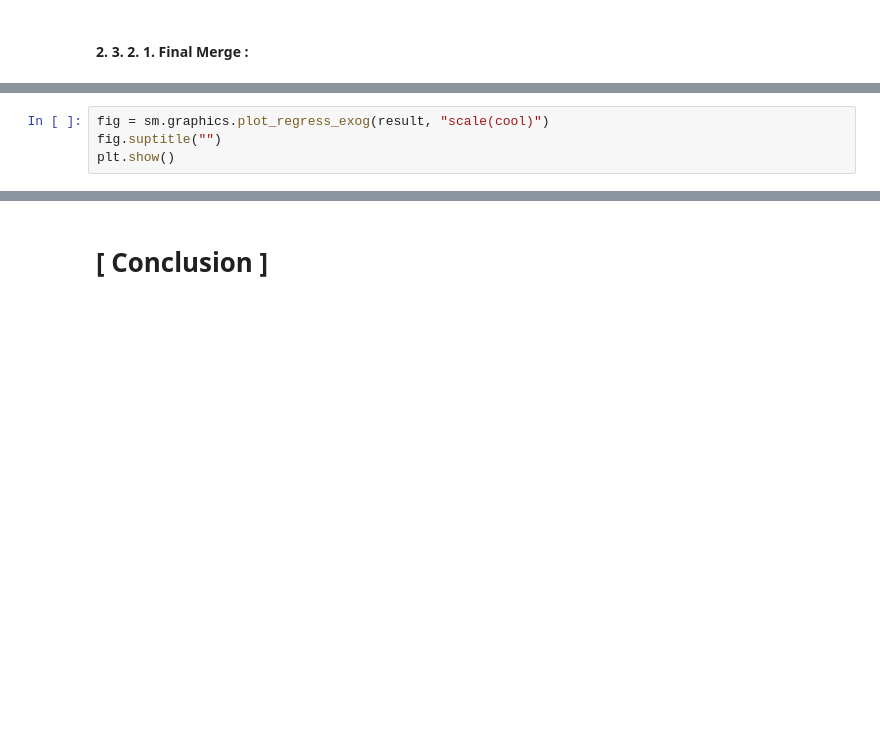
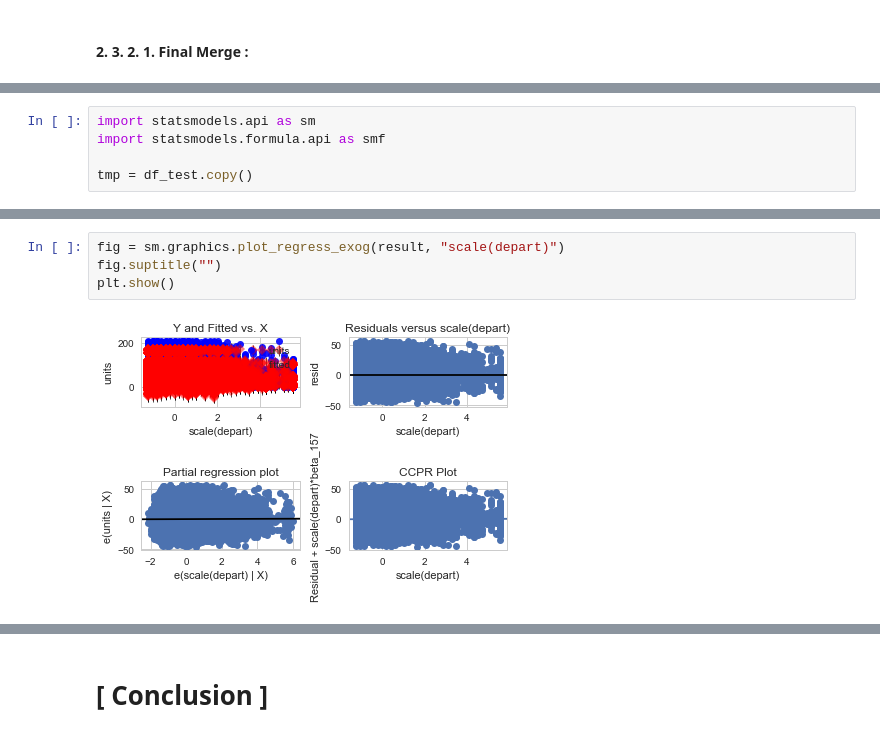
Before and after one commit to lucaseo/dss7-walmart-project, a Jupyter notebook: wy/Presentation/presentation_all_ver_WY.ipynb, the cells around one changed output, grey strips where cells are left out. Cells and saved outputs as stored; diff of their text form; blank space fills up the shorter version.

```diff
--- a/wy/Presentation/presentation_all_ver_WY.ipynb
+++ b/wy/Presentation/presentation_all_ver_WY.ipynb
@@ -1168,0 +1031,5 @@ formula = 'units ~ C(store_nbr) + C(item_nbr)+ scale(cool) + scale(heat) + scale
+# %%
+import statsmodels.api as sm
+import statsmodels.formula.api as smf
+
+tmp = df_test.copy()
@@ -1225,7 +1442,9 @@ plt.show()
 # %%
-fig = sm.graphics.plot_regress_exog(result, "scale(cool)")
+fig = sm.graphics.plot_regress_exog(result, "scale(depart)")
 fig.suptitle("")
 plt.show()
+# %% [output]
+[figure, added]
 # %%
 fig = sm.graphics.plot_regress_exog(result, "scale(preciptotal)")
 fig.suptitle("")
```
Also changed, not shown: parts of 163 cells of this notebook, 13 other files.
